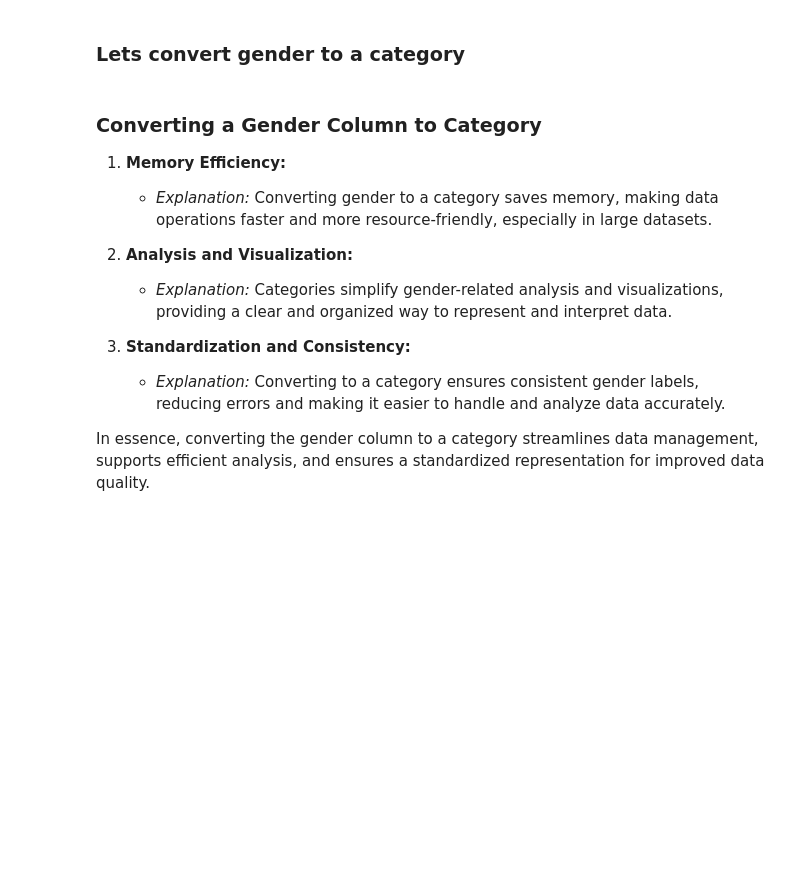
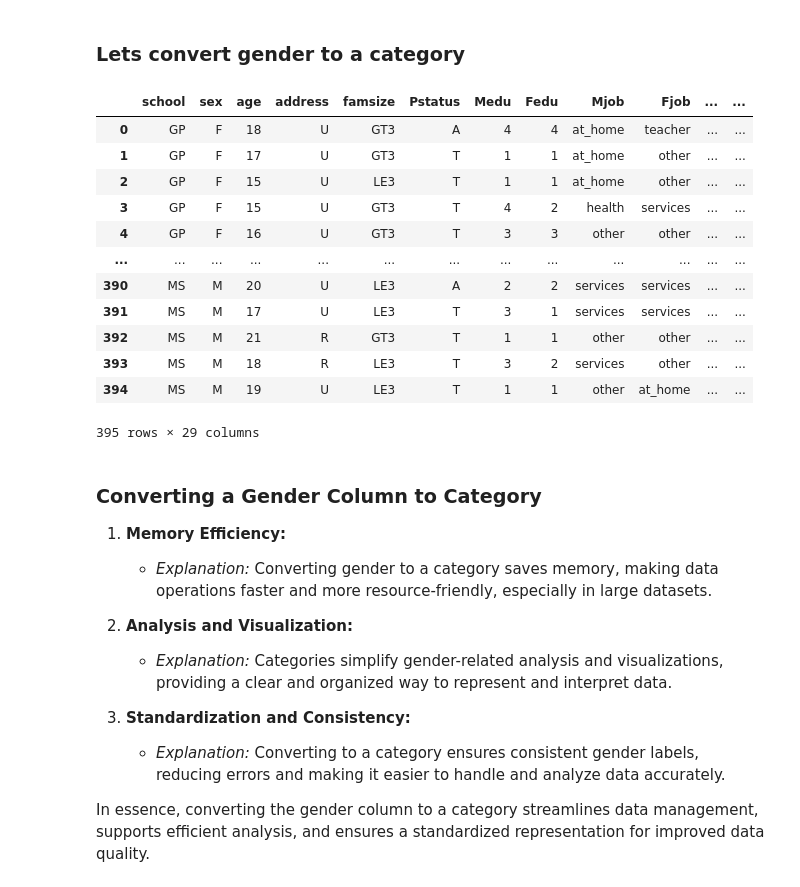
Before and after one commit to JamilaAr/pandas_demo, a Jupyter notebook: pandas.ipynb, the cells around one changed output. Cells and saved outputs as stored; diff of their text form; code cells hidden in the pictures; blank space fills up the shorter version.

```diff
--- a/pandas.ipynb
+++ b/pandas.ipynb
@@ -275,6 +275,21 @@ df['studytime'] = pd.to_datetime(df['studytime'])
 ### Lets convert gender to a category
 # %%
 df['sex'] = df['sex'].astype('category')
+df
+# %% [output]
+|  | school | sex | age | address | famsize | Pstatus | Medu | Fedu | Mjob | Fjob | ... | ... |
+| 0 | GP | F | 18 | U | GT3 | A | 4 | 4 | at_home | teacher | ... | ... |
+| 1 | GP | F | 17 | U | GT3 | T | 1 | 1 | at_home | other | ... | ... |
+| 2 | GP | F | 15 | U | LE3 | T | 1 | 1 | at_home | other | ... | ... |
+| 3 | GP | F | 15 | U | GT3 | T | 4 | 2 | health | services | ... | ... |
+| 4 | GP | F | 16 | U | GT3 | T | 3 | 3 | other | other | ... | ... |
+| ... | ... | ... | ... | ... | ... | ... | ... | ... | ... | ... | ... | ... |
+| 390 | MS | M | 20 | U | LE3 | A | 2 | 2 | services | services | ... | ... |
+| 391 | MS | M | 17 | U | LE3 | T | 3 | 1 | services | services | ... | ... |
+| 392 | MS | M | 21 | R | GT3 | T | 1 | 1 | other | other | ... | ... |
+| 393 | MS | M | 18 | R | LE3 | T | 3 | 2 | services | other | ... | ... |
+| 394 | MS | M | 19 | U | LE3 | T | 1 | 1 | other | at_home | ... | ... |
+395 rows × 29 columns
 # %% [markdown]
 ### Converting a Gender Column to Category
 
```
Also changed, not shown: parts of 1 cell of this notebook.
